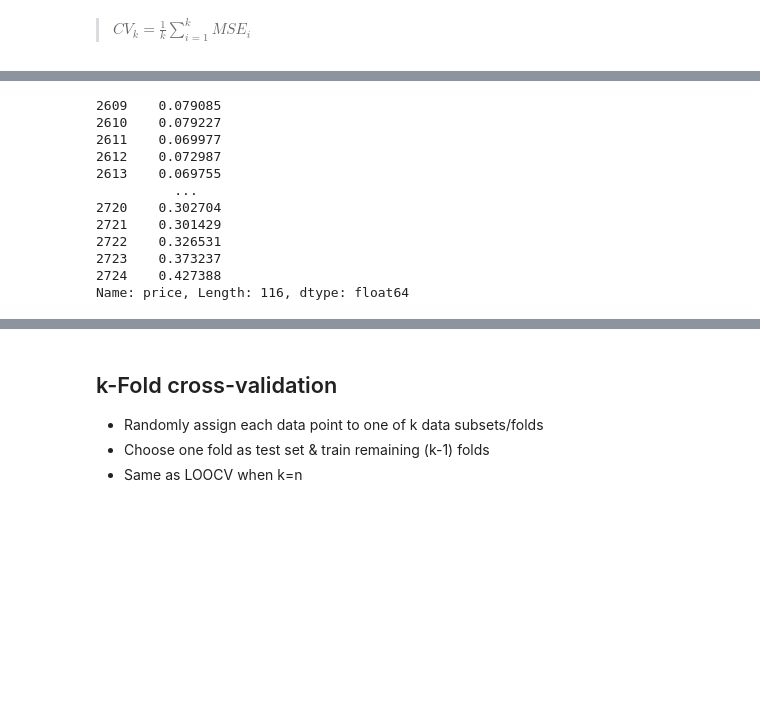
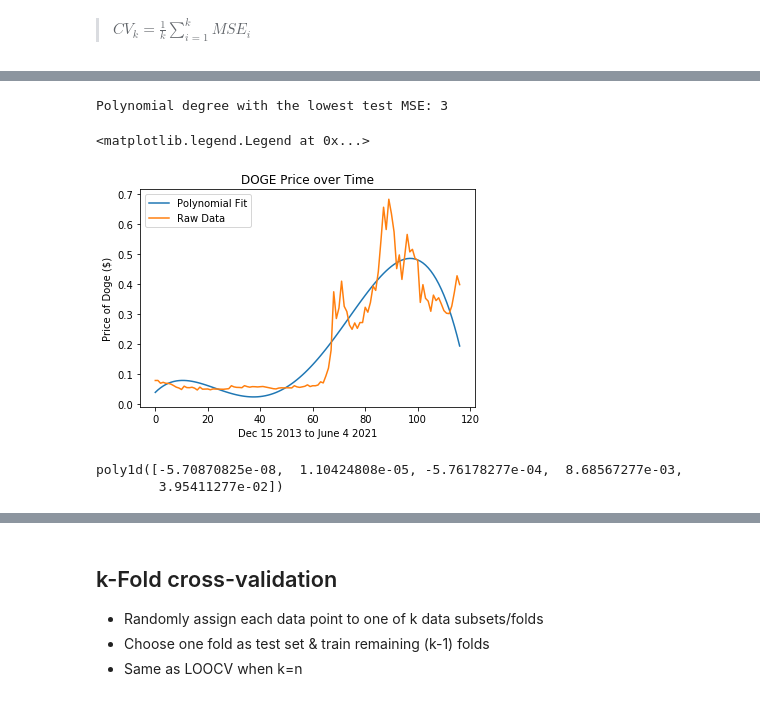
Before and after one commit to vchou105/COGS109FinalProject, a Jupyter notebook: DOGE-Bitcoin.ipynb, the cells around one changed output, grey strips where cells are left out. Cells and saved outputs as stored; diff of their text form; code cells hidden in the pictures; blank space fills up the shorter version.

Commit message:
added loocv

```diff
--- a/DOGE-Bitcoin.ipynb
+++ b/DOGE-Bitcoin.ipynb
@@ -264,19 +269,41 @@ TypeError: expected x and y to have same length
-# %%
-for item in range(len(doge)):
-    train_set= doge.price[:item]
-    test_set = item
-
-print (train_set)
-# %% [output]
-2609    0.079085
-2610    0.079227
-2611    0.069977
-2612    0.072987
-2613    0.069755
-          ...
-2720    0.302704
-2721    0.301429
-2722    0.326531
-2723    0.373237
-2724    0.427388
-Name: price, Length: 116, dtype: float64
+# %%
+# create polynomial model for a range of degrees from 1 to 10
+mse_min = []
+model_min = []
+for deg in range(1, 11):
+    # k = n for loocv
+    k = len(doge)
+    mse, model = cv(deg, k, doge)
+
+    mse_min.append(mse)
+    model_min.append(model)
+# %%
+# find index of lowest mse out of all the polynomial degrees
+index = np.argmin(mse_min)
+
+# find the polynomial model with the lowest test mse
+best_model = model_min[index]
+print("Polynomial degree with the lowest test MSE: %d" % index)
+
+# price of doge from the best polynomial degree model
+y_model = best_model(range(len(doge)))
+
+plt.plot(doge_x2, y_model, label="Polynomial Fit")
+plt.xlabel(x2_label)
+plt.ylabel('Price of Doge ($)')
+
+# plot original price of Doge
+plt.plot(doge_x2, d_price, label="Raw Data")
+plt.xlabel(x2_label)
+plt.title('DOGE Price over Time')
+
+plt.legend()
+# %% [output]
+Polynomial degree with the lowest test MSE: 3
+<matplotlib.legend.Legend at 0x...>
+[figure, added]
+# %%
+model_min[index]
+# %% [output]
+poly1d([-5.70870825e-08,  1.10424808e-05, -5.76178277e-04,  8.68567277e-03,
+        3.95411277e-02])
```
Also changed, not shown: parts of 17 cells of this notebook.
